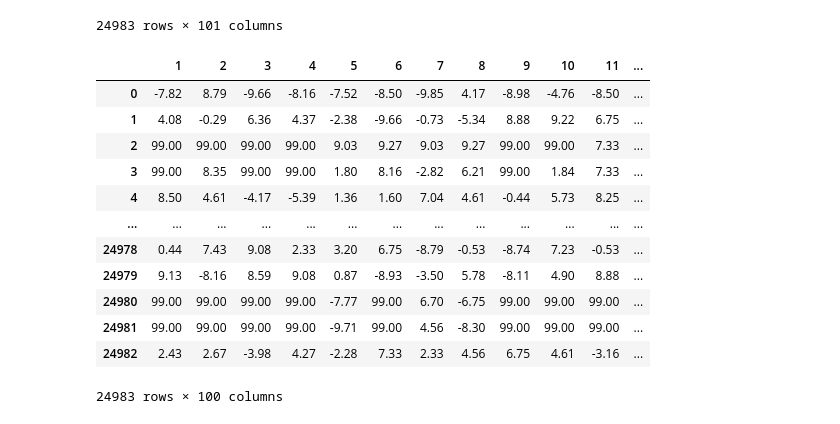
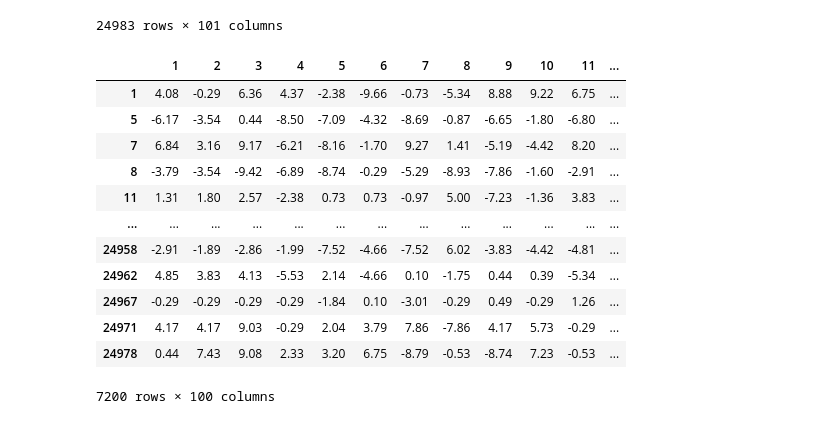
Before and after one commit to hfsuluova/CE888, a Jupyter notebook: Lab4/my_recommender.ipynb, the cells around one changed output. Drawn from its saved outputs; the diff is of its cells as text; code cells hidden in the pictures.

```diff
--- a/Lab4/my_recommender.ipynb
+++ b/Lab4/my_recommender.ipynb
@@ -32,22 +32,31 @@ df
 #Dropping the column contains rating numbers, column '0'
 df1 = df.copy()
 df1.drop('0',axis=1,inplace=True)
+df2 = df1.copy()
 rate_nr = df['0']
-df1
+vs = df1.copy()
-# %% [output]
-|  | 1 | 2 | 3 | 4 | 5 | 6 | 7 | 8 | 9 | 10 | 11 | ... |
-| 0 | -7.82 | 8.79 | -9.66 | -8.16 | -7.52 | -8.50 | -9.85 | 4.17 | -8.98 | -4.76 | -8.50 | ... |
-| 1 | 4.08 | -0.29 | 6.36 | 4.37 | -2.38 | -9.66 | -0.73 | -5.34 | 8.88 | 9.22 | 6.75 | ... |
-| 2 | 99.00 | 99.00 | 99.00 | 99.00 | 9.03 | 9.27 | 9.03 | 9.27 | 99.00 | 99.00 | 7.33 | ... |
-| 3 | 99.00 | 8.35 | 99.00 | 99.00 | 1.80 | 8.16 | -2.82 | 6.21 | 99.00 | 1.84 | 7.33 | ... |
-| 4 | 8.50 | 4.61 | -4.17 | -5.39 | 1.36 | 1.60 | 7.04 | 4.61 | -0.44 | 5.73 | 8.25 | ... |
-| ... | ... | ... | ... | ... | ... | ... | ... | ... | ... | ... | ... | ... |
-| 24978 | 0.44 | 7.43 | 9.08 | 2.33 | 3.20 | 6.75 | -8.79 | -0.53 | -8.74 | 7.23 | -0.53 | ... |
-| 24979 | 9.13 | -8.16 | 8.59 | 9.08 | 0.87 | -8.93 | -3.50 | 5.78 | -8.11 | 4.90 | 8.88 | ... |
-| 24980 | 99.00 | 99.00 | 99.00 | 99.00 | -7.77 | 99.00 | 6.70 | -6.75 | 99.00 | 99.00 | 99.00 | ... |
-| 24981 | 99.00 | 99.00 | 99.00 | 99.00 | -9.71 | 99.00 | 4.56 | -8.30 | 99.00 | 99.00 | 99.00 | ... |
-| 24982 | 2.43 | 2.67 | -3.98 | 4.27 | -2.28 | 7.33 | 2.33 | 4.56 | 6.75 | 4.61 | -3.16 | ... |
-24983 rows × 100 columns
 # %%
 #Replacing 99.00 to NaN values which represent as not rated.
 df1.replace(99.00, np.NaN, inplace=True)
+# %%
+#Getting all the values are 100% rated (No unrated)
+a = np.where(rate_nr==100)
+b = pd.DataFrame(columns=title[1:])
+for index in a:
+  vs.iloc[index,:]
+possible_validation = vs.iloc[index,:]
+possible_validation
+# %% [output]
+|  | 1 | 2 | 3 | 4 | 5 | 6 | 7 | 8 | 9 | 10 | 11 | ... |
+| 1 | 4.08 | -0.29 | 6.36 | 4.37 | -2.38 | -9.66 | -0.73 | -5.34 | 8.88 | 9.22 | 6.75 | ... |
+| 5 | -6.17 | -3.54 | 0.44 | -8.50 | -7.09 | -4.32 | -8.69 | -0.87 | -6.65 | -1.80 | -6.80 | ... |
+| 7 | 6.84 | 3.16 | 9.17 | -6.21 | -8.16 | -1.70 | 9.27 | 1.41 | -5.19 | -4.42 | 8.20 | ... |
+| 8 | -3.79 | -3.54 | -9.42 | -6.89 | -8.74 | -0.29 | -5.29 | -8.93 | -7.86 | -1.60 | -2.91 | ... |
+| 11 | 1.31 | 1.80 | 2.57 | -2.38 | 0.73 | 0.73 | -0.97 | 5.00 | -7.23 | -1.36 | 3.83 | ... |
+| ... | ... | ... | ... | ... | ... | ... | ... | ... | ... | ... | ... | ... |
+| 24958 | -2.91 | -1.89 | -2.86 | -1.99 | -7.52 | -4.66 | -7.52 | 6.02 | -3.83 | -4.42 | -4.81 | ... |
+| 24962 | 4.85 | 3.83 | 4.13 | -5.53 | 2.14 | -4.66 | 0.10 | -1.75 | 0.44 | 0.39 | -5.34 | ... |
+| 24967 | -0.29 | -0.29 | -0.29 | -0.29 | -1.84 | 0.10 | -3.01 | -0.29 | 0.49 | -0.29 | 1.26 | ... |
+| 24971 | 4.17 | 4.17 | 9.03 | -0.29 | 2.04 | 3.79 | 7.86 | -7.86 | 4.17 | 5.73 | -0.29 | ... |
+| 24978 | 0.44 | 7.43 | 9.08 | 2.33 | 3.20 | 6.75 | -8.79 | -0.53 | -8.74 | 7.23 | -0.53 | ... |
+7200 rows × 100 columns
```
Also changed, not shown: parts of 11 cells of this notebook.
